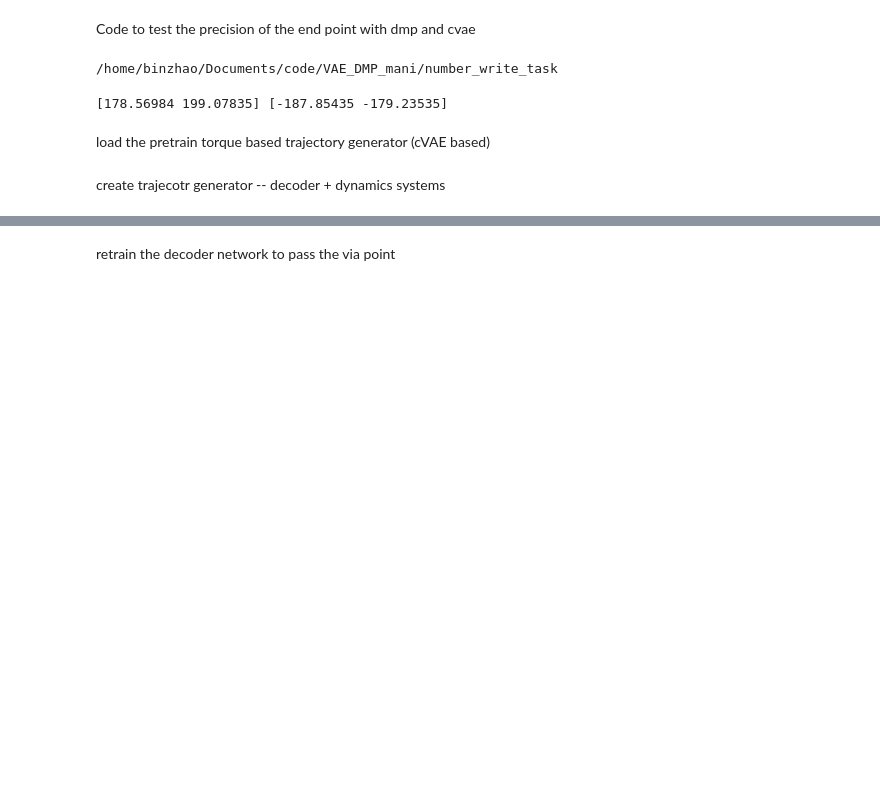
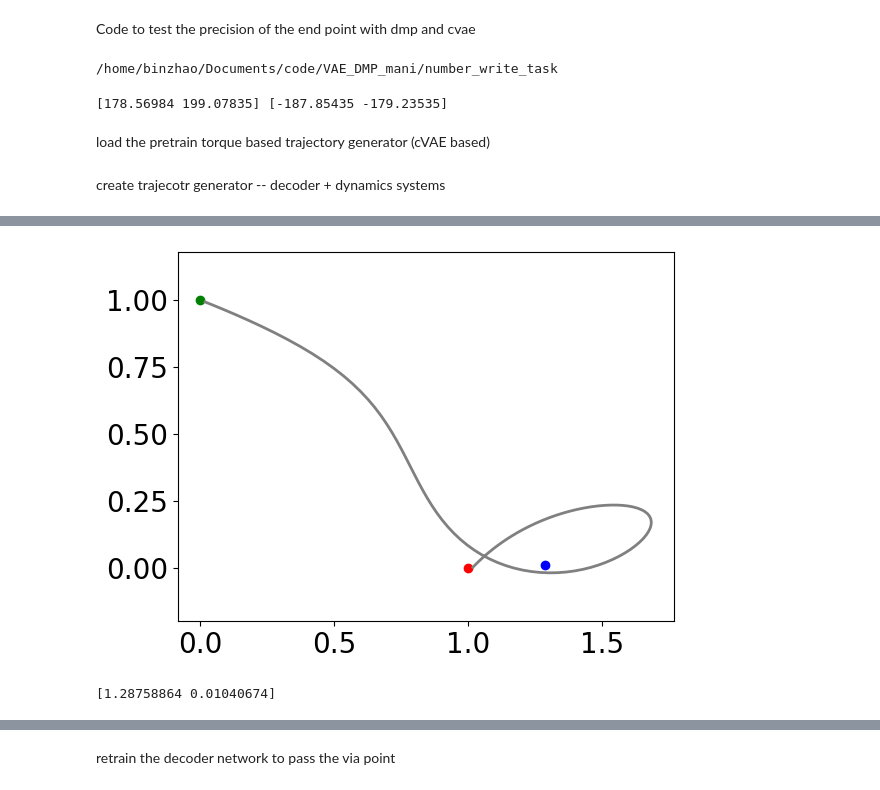
Before and after one commit to xu-george/VAE_DMP_mani_new, a Jupyter notebook: number_write_task/End_point_test.ipynb, the cells around one changed output, grey strips where cells are left out. Drawn from its saved outputs; the diff is of its cells as text; code cells hidden in the pictures; blank space fills up the shorter version.

```diff
--- a/number_write_task/End_point_test.ipynb
+++ b/number_write_task/End_point_test.ipynb
@@ -120,26 +126,29 @@ print(np.mean(error))
 # %%
 x0 = np.array([0, 1]).T
 goal = np.array([1, 0]).T
-number = 2
+number = 6
 
 # plot via point and start and goal
 plt.plot(x0[0], x0[1], 'go', label='start')
 plt.plot(goal[0], goal[1], 'ro', label='goal')
 
 
 traj_gen.eval()
 with torch.no_grad():
     traj1 = traj_gen(number, x0=x0, goal=goal)
 
 np_traj1 = traj1.detach().cpu().numpy()
 plt.plot(np_traj1[0, 0, :].T, np_traj1[0, 1, :].T, linewidth=2, color='gray')
 
-via_point = np_traj1[0, :, 50] - np.array([0.2,0.1])
+via_point = np_traj1[0, :, 50] - np.array([0.2,0])
 plt.plot(via_point[0], via_point[1], 'bo', label='via point')
 plt.tick_params(labelsize=20)
 plt.axis("equal")
 plt.show()
 print(via_point)
+# %% [output]
+[figure, added]
+[1.28758864 0.01040674]
 # %%
 # show all the trainable parameters
 for name, param in traj_gen.named_parameters():
```
Also changed, not shown: parts of 7 cells of this notebook, 26 other files.
